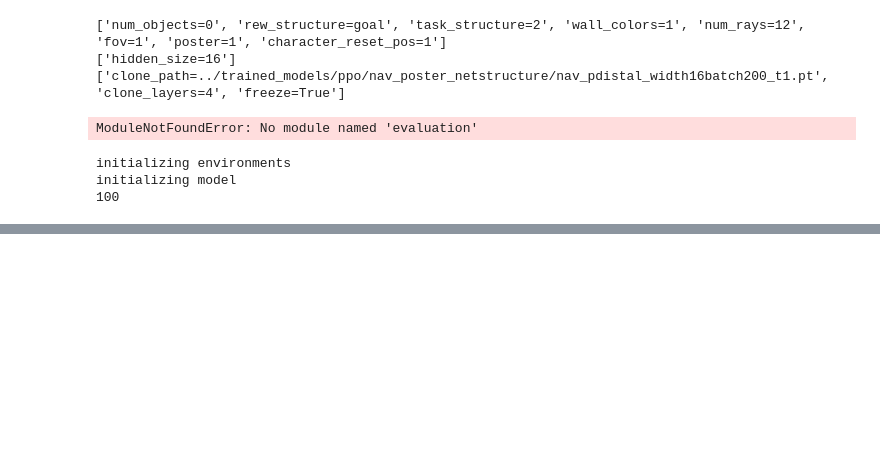
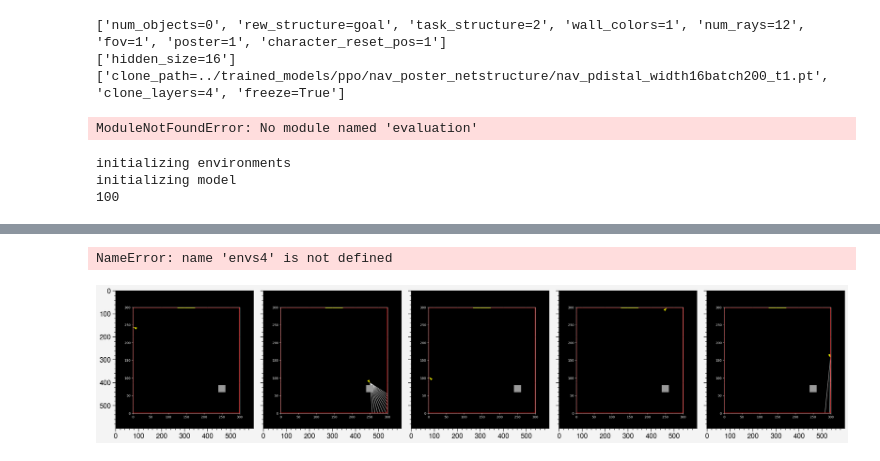
Before and after one commit to liuandrew/training-rl-algo, a Jupyter notebook: write_and_test/manual_testing.ipynb, the cells around one changed output, grey strips where cells are left out. Cells and saved outputs as stored; diff of their text form; code cells hidden in the pictures; blank space fills up the shorter version.

```diff
--- a/write_and_test/manual_testing.ipynb
+++ b/write_and_test/manual_testing.ipynb
@@ -603,0 +676,4 @@ initializing model
+# %%
+env_kwargs = pickle.load(open('../trained_models/ppo/nav_pdistal_batchaux/nav_pdistal_batch128auxnone_env', 'rb'))
+# %%
+env_kwargs = pickle.load(open('../trained_models/ppo/nav_poster_netstructure/nav_pdistal_width16batch200_env', 'rb'))
@@ -603,0 +690,27 @@ initializing model
+# %%
+
+
+envs = [make_env('NavEnv-v0', 0, i, '/tmp/gym/', False, False, env_kwargs)
+       for i in range(5)]
+
+envs2 = SubprocVecEnv(envs)
+
+envs3 = VecNormalize(envs2)
+
+# envs4 = VecPyTorch(envs3, torch.device('cpu'))
+envs4 = AuxVecPyTorch(envs3, torch.device('cpu'))
+# %%
+actions = torch.full((5, 1), 1)
+res = envs4.step(actions)
+
+print(res)
+print(envs4.get_attr('current_steps'))
+# %% [output]
+NameError: name 'envs4' is not defined
+# %%
+fig, ax = pplt.subplots(ncols=5)
+imgs = envs4.get_images()
+for i in range(5):
+    ax[i].imshow(imgs[i])
+# %% [output]
+[figure, added]
```
Also changed, not shown: parts of 13 cells of this notebook, 15 other files.
